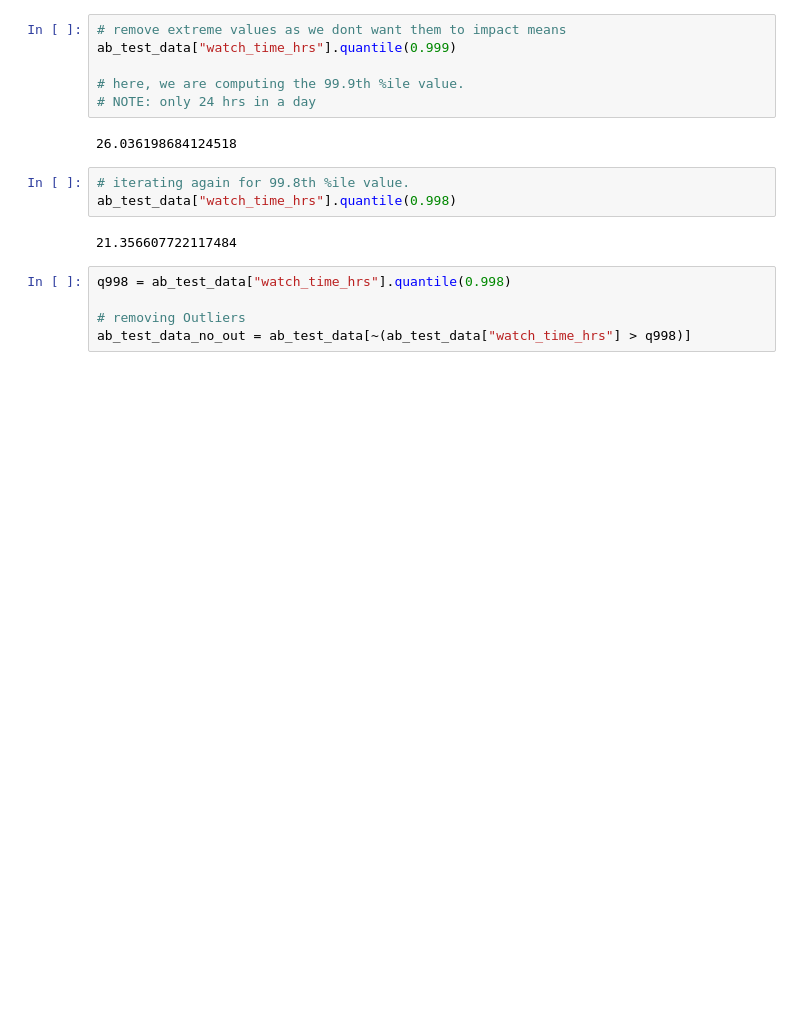
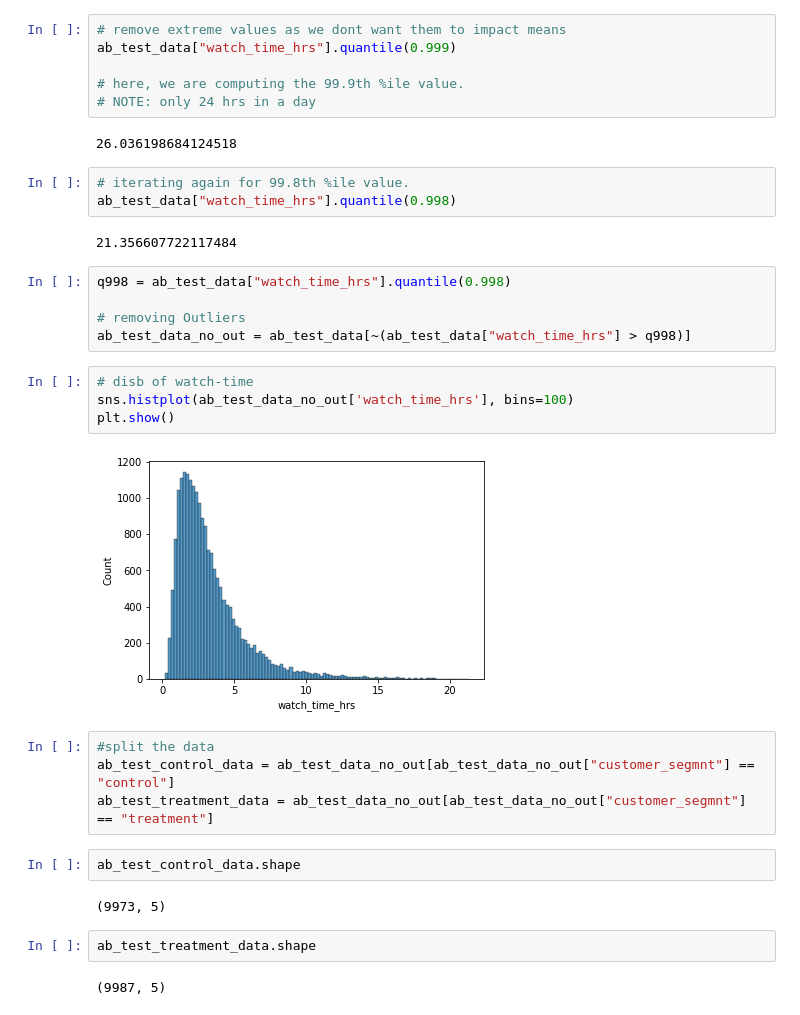
Before and after one commit to s-hub404/DS-ML, a Jupyter notebook: Stats and Probability/Hypothesis Testing/Hypothesis_testing.ipynb, the cells around one changed output. Saved outputs shown, nothing was run; the diff lists cells and outputs as text; blank space fills up the shorter version.

```diff
--- a/Stats and Probability/Hypothesis Testing/Hypothesis_testing.ipynb
+++ b/Stats and Probability/Hypothesis Testing/Hypothesis_testing.ipynb
@@ -139,3 +121,21 @@ q998 = ab_test_data["watch_time_hrs"].quantile(0.998)
 
 # removing Outliers
 ab_test_data_no_out = ab_test_data[~(ab_test_data["watch_time_hrs"] > q998)]
+# %%
+# disb of watch-time
+sns.histplot(ab_test_data_no_out['watch_time_hrs'], bins=100)
+plt.show()
+# %% [output]
+[figure, added]
+# %%
+#split the data
+ab_test_control_data = ab_test_data_no_out[ab_test_data_no_out["customer_segmnt"] == "control"]
+ab_test_treatment_data = ab_test_data_no_out[ab_test_data_no_out["customer_segmnt"] == "treatment"]
+# %%
+ab_test_control_data.shape
+# %% [output]
+(9973, 5)
+# %%
+ab_test_treatment_data.shape
+# %% [output]
+(9987, 5)
```
Also changed, not shown: parts of 3 cells of this notebook.
